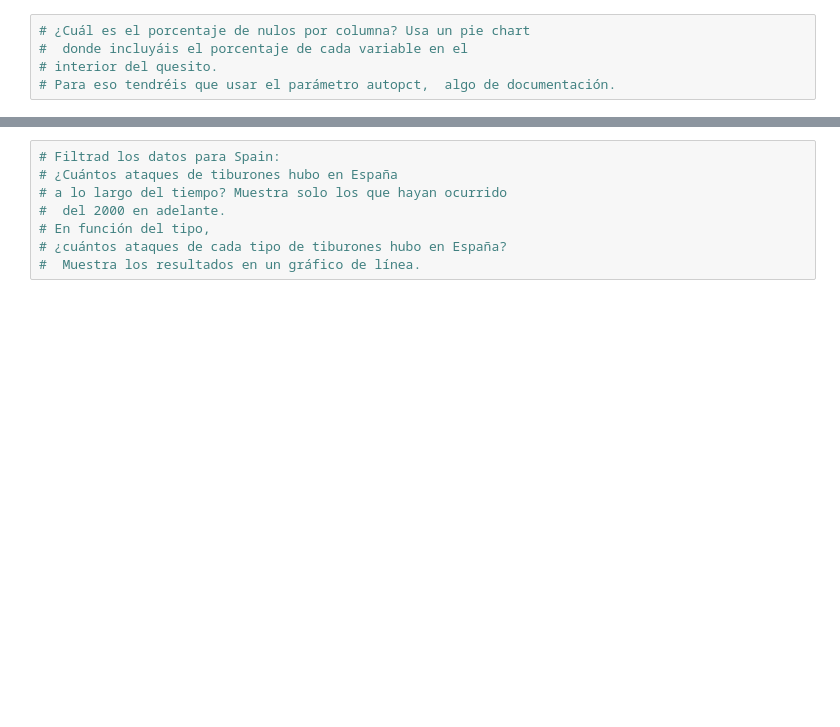
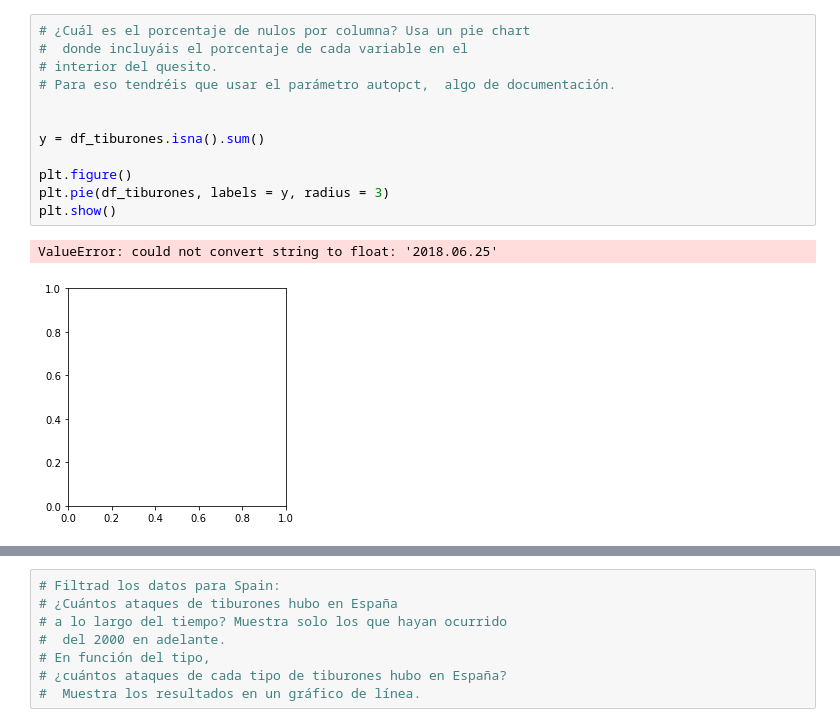
Before and after one commit to Adalab/DA-promoC-modulo-02-Marina-Lourdes-Ana, a Jupyter notebook: Visualizacion/01-Visualizacion_1.ipynb, the cells around one changed output, grey strips where cells are left out. Saved outputs shown, nothing was run; the diff lists cells and outputs as text; blank space fills up the shorter version.

```diff
--- a/Visualizacion/01-Visualizacion_1.ipynb
+++ b/Visualizacion/01-Visualizacion_1.ipynb
@@ -19,5 +46,15 @@
 # %%
 # ¿Cuál es el porcentaje de nulos por columna? Usa un pie chart
 #  donde incluyáis el porcentaje de cada variable en el
 # interior del quesito.
 # Para eso tendréis que usar el parámetro autopct,  algo de documentación.
+
+
+y = df_tiburones.isna().sum()
+
+plt.figure()
+plt.pie(df_tiburones, labels = y, radius = 3)
+plt.show()
+# %% [output]
+ValueError: could not convert string to float: '2018.06.25'
+[figure, added]
```
Also changed, not shown: parts of 12 cells of this notebook.
